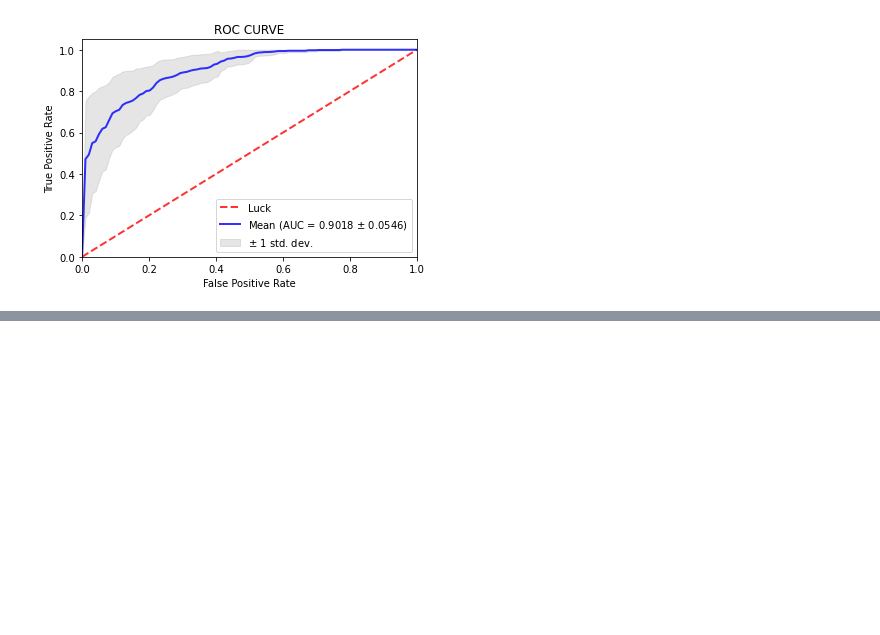
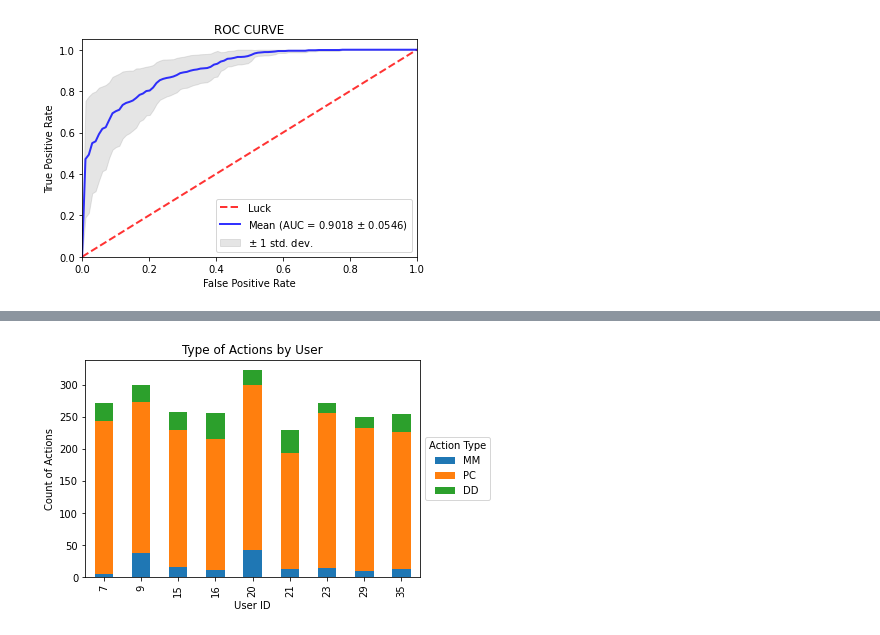
Before and after one commit to killzone10/mouse_dynamics, a Jupyter notebook: main.ipynb, the cells around one changed output, grey strips where cells are left out. Saved outputs shown, nothing was run; the diff lists cells and outputs as text; code cells hidden in the pictures; blank space fills up the shorter version.

```diff
--- a/main.ipynb
+++ b/main.ipynb
@@ -382,0 +478,4 @@ nonLegalityAnalyser(path)
+# %%
+balabitAnalyser.plotTypeOfActions(True)
+# %% [output]
+[figure, added]
```
Also changed, not shown: parts of 20 cells of this notebook, 6 other files.
